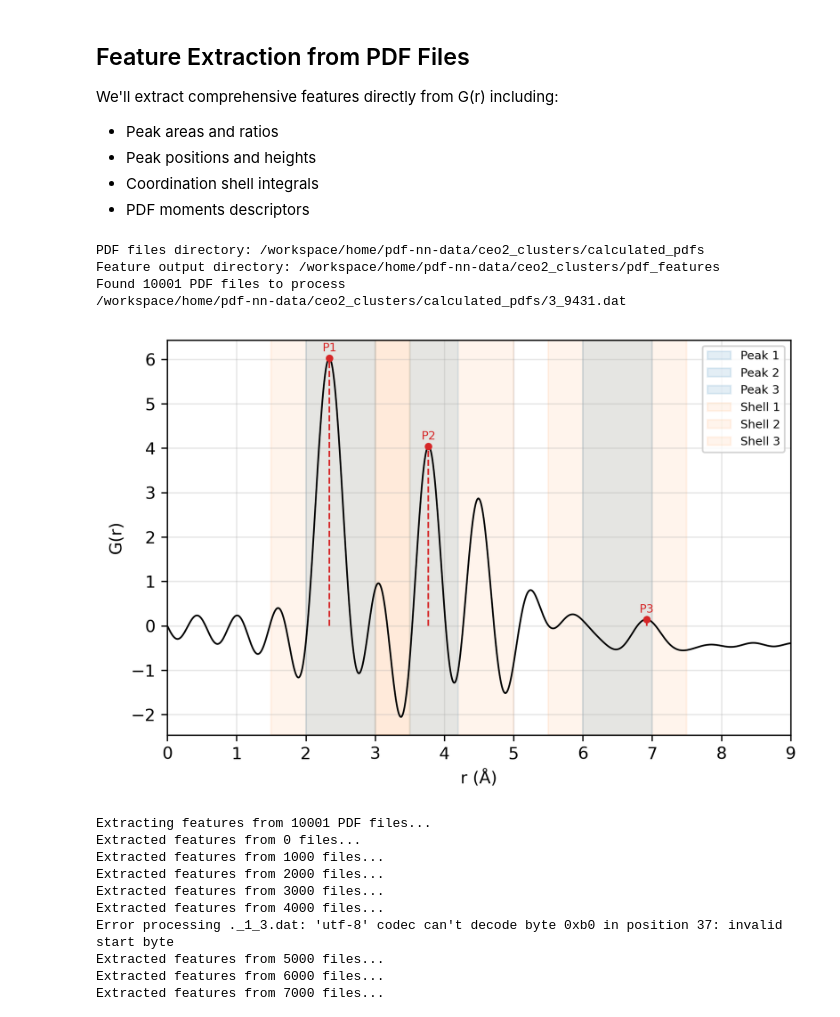
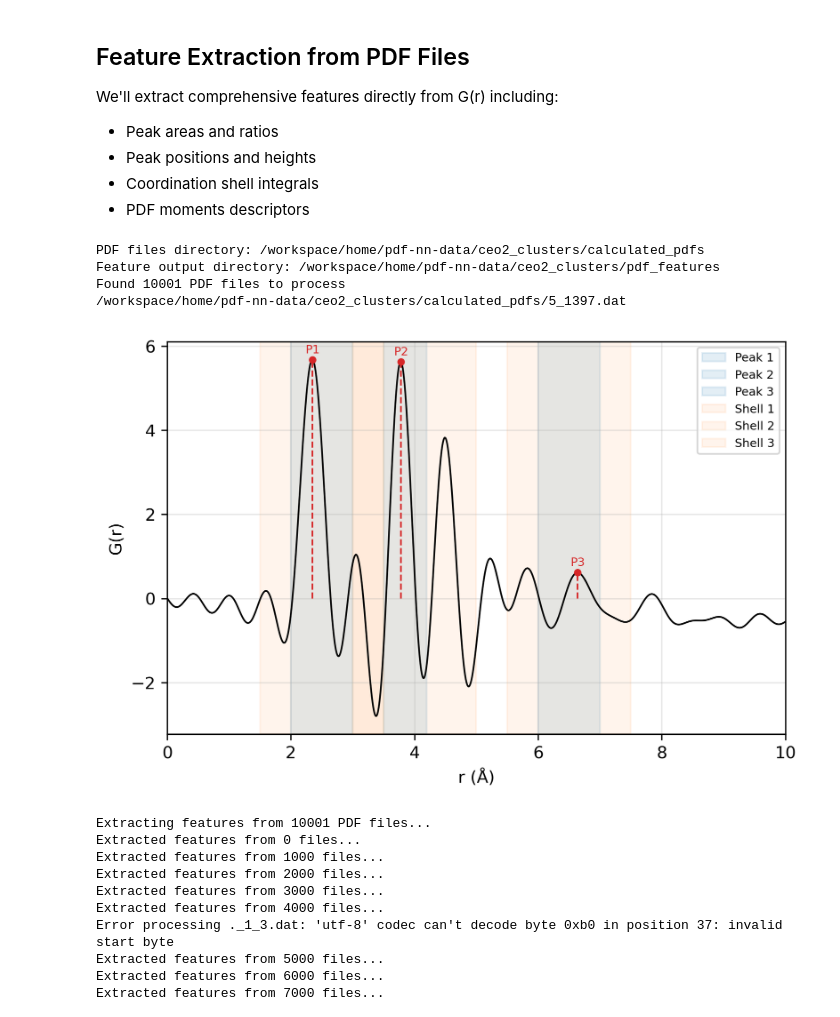
Before and after one commit to grebenyyk/PDF-NN, a Jupyter notebook: complete workflow/descriptors/A-descriptors-CeO2.ipynb, the cells around one changed output. Saved outputs shown, nothing was run; the diff lists cells and outputs as text; code cells hidden in the pictures.

```diff
--- a/complete workflow/descriptors/A-descriptors-CeO2.ipynb
+++ b/complete workflow/descriptors/A-descriptors-CeO2.ipynb
@@ -103,36 +103,36 @@ if len(files_pdf) > 0:
 
     # Shade peak regions
     for (r_min, r_max, label) in peak_regions:
         ax.axvspan(r_min, r_max, color='tab:blue', alpha=0.12, label=label)
 
     # Shade shell regions (lighter)
     for (r_min, r_max, label) in shell_regions:
         ax.axvspan(r_min, r_max, color='tab:orange', alpha=0.08, label=label)
 
     # Mark peak positions and heights
     for i, (pos, height) in enumerate(zip(peak_positions, peak_heights), start=1):
         ax.vlines(pos, 0, height, color='tab:red', linestyle='--', linewidth=1)
         ax.scatter([pos], [height], color='tab:red', s=12, zorder=5)
         ax.text(pos, height+0.1, f"P{i}", color='tab:red', fontsize=7, ha='center', va='bottom')
 
-    ax.set_xlim(0, 9)
+    ax.set_xlim(0, 10)
     ax.set_xlabel('r (Å)')
     ax.set_ylabel('G(r)')
     ax.grid(True, alpha=0.3)
 
     # Deduplicate legend entries
     handles, labels = ax.get_legend_handles_labels()
     unique = dict(zip(labels, handles))
     ax.legend(unique.values(), unique.keys(), fontsize=7, loc='upper right', frameon=True)
 
     plt.tight_layout()
     plt.show()
 # %% [output]
 PDF files directory: /workspace/home/pdf-nn-data/ceo2_clusters/calculated_pdfs
 Feature output directory: /workspace/home/pdf-nn-data/ceo2_clusters/pdf_features
 Found 10001 PDF files to process
-/workspace/home/pdf-nn-data/ceo2_clusters/calculated_pdfs/3_9431.dat
+/workspace/home/pdf-nn-data/ceo2_clusters/calculated_pdfs/5_1397.dat
-[figure, old version]
+[figure, new version]
 # %%
 # Enhanced feature extraction from PDF files
 features_path = pdf_features_dir / 'pdf_features.txt'
```
Also changed, not shown: parts of 10 cells of this notebook, 2 other files.
